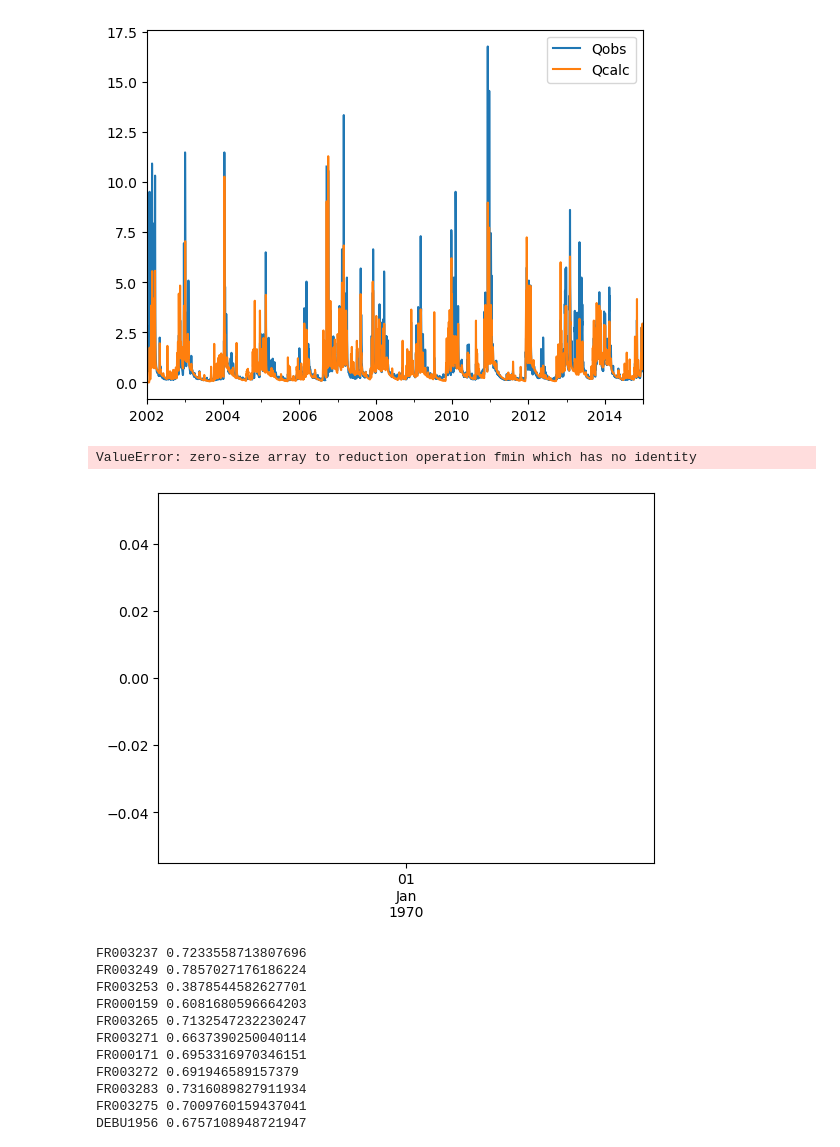
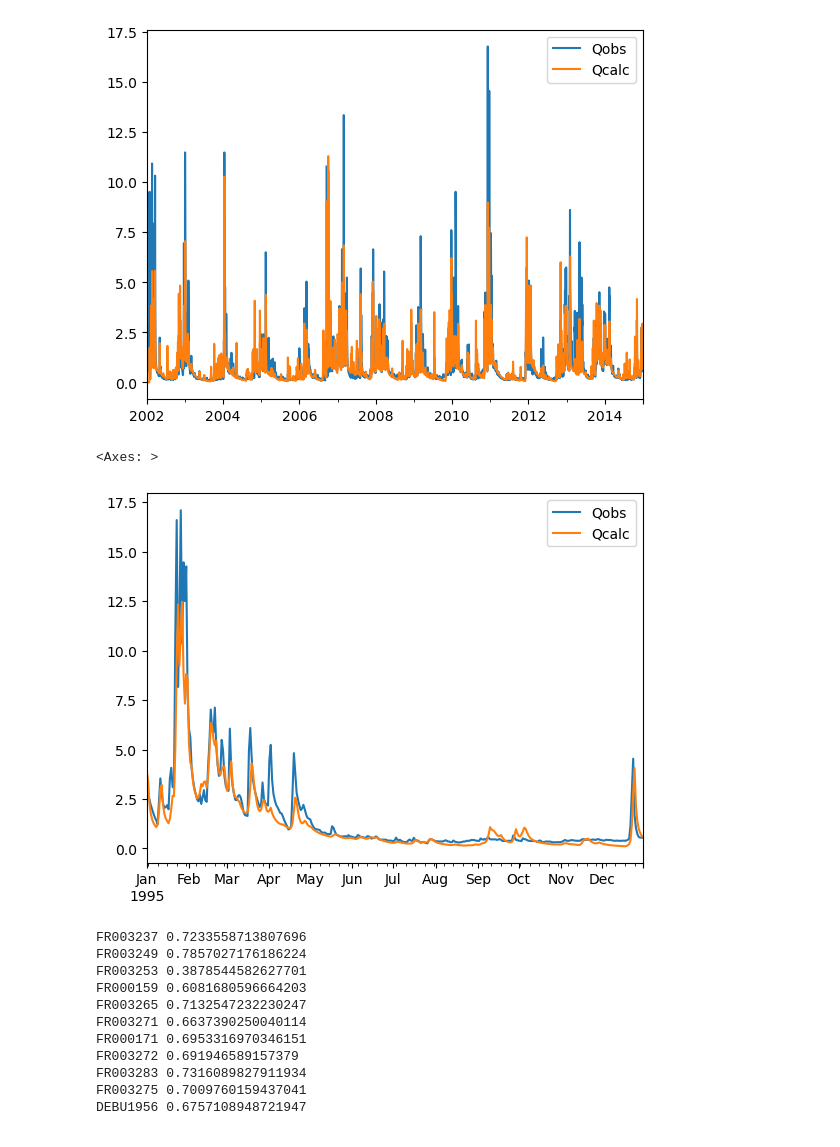
Before and after one commit to thiagovmdon/estreams_superflexpy, a Jupyter notebook: code/01_modelling_distributed_Moselle copy.ipynb, the cells around one changed output. Drawn from its saved outputs; the diff is of its cells as text; code cells hidden in the pictures.

```diff
--- a/code/01_modelling_distributed_Moselle copy.ipynb
+++ b/code/01_modelling_distributed_Moselle copy.ipynb
@@ -1267,8 +1267,8 @@ nse_df
 # %%
 Qtimeseries = pd.DataFrame(index = pd.date_range('01-01-1988','12-31-2000', freq='D'))
 
-Qtimeseries["Qobs"] = observations["DEBU1958"]
-Qtimeseries["Qcalc"] = output["DEBU1958"][0]
+Qtimeseries["Qobs"] = observations["DERP2028"]
+Qtimeseries["Qcalc"] = output["DERP2028"][0]
 
 1 - obj_fun_nsee(observations = Qtimeseries.iloc[365:, 0].values, simulation = Qtimeseries.iloc[365:, 1].values, expo = 0.5)
 # %% [output]
@@ -1310,10 +1310,10 @@ nse_df_cal
 <Axes: >
 [figure]
 # %%
-Qtimeseries.loc["2005":"2005"].plot()
+Qtimeseries.loc["1995":"1995"].plot()
 # %% [output]
-ValueError: zero-size array to reduction operation fmin which has no identity
+<Axes: >
-[figure, old version]
+[figure, new version]
 # %%
 for basin in areas.keys():
     Qtimeseries = pd.DataFrame(index = pd.date_range('01-01-2002','12-31-2014', freq='D'))
```
Also changed, not shown: parts of 2 cells of this notebook, 2 other files.
